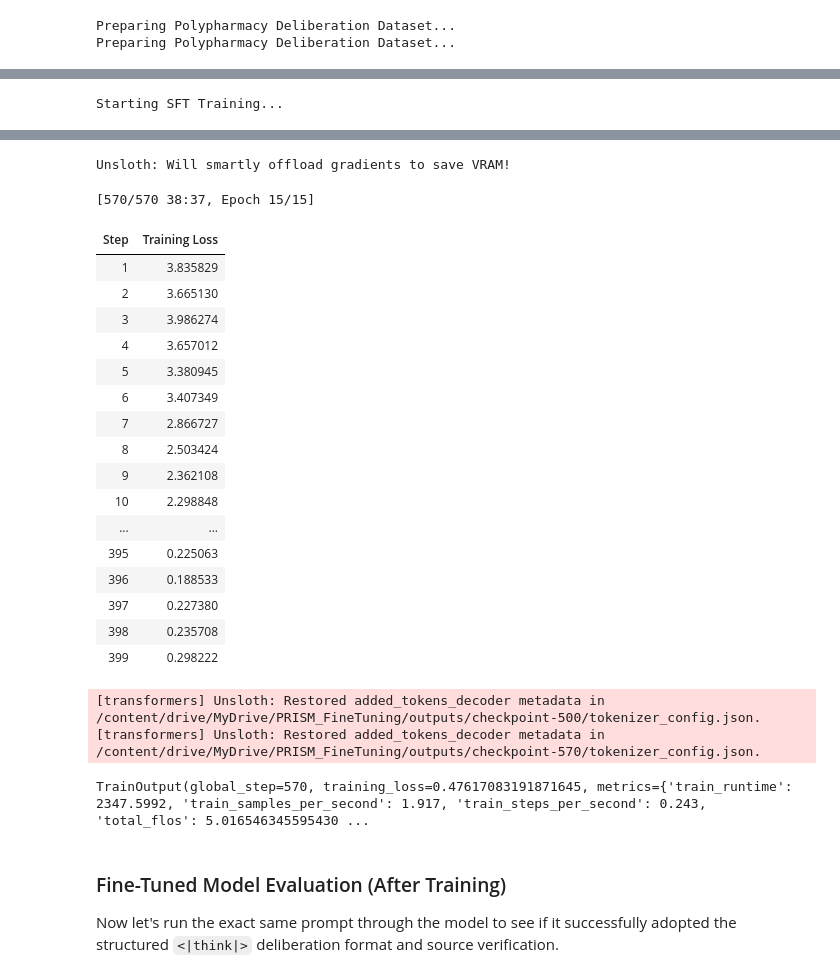
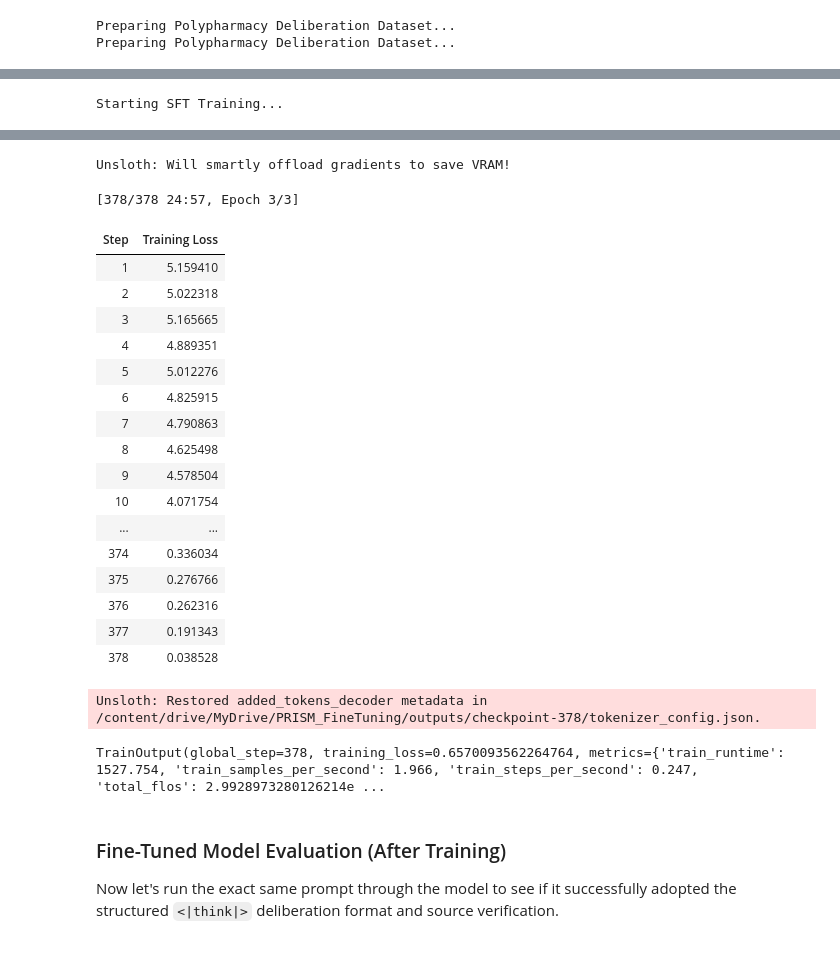
Before and after one commit to chandan989/P.R.I.S.M., a Jupyter notebook: training/P_R_I_S_M_Finetune_One.ipynb, the cells around one changed output, grey strips where cells are left out. Drawn from its saved outputs; the diff is of its cells as text; code cells hidden in the pictures.

Commit message:
PRISM System Patch 1

```diff
--- a/training/P_R_I_S_M_Notebook_one.ipynb
+++ b/training/P_R_I_S_M_Finetune_One.ipynb
@@ -139,9 +119,9 @@ model = FastModel.get_peft_model(
         "q_proj", "k_proj", "v_proj", "o_proj",
         "gate_proj", "up_proj", "down_proj", # Essential for MoE Experts
         "moe_gate", # Critical for Gemma 4 MoE Router
-        "embed_tokens", "lm_head" # CRITICAL: Allows learning new tokens
+        "embed_tokens", "lm_head" # Kept to allow fine-tuning the unused token embeddings
     ],
-    lora_alpha = 16,
+    lora_alpha = 64, # INCREASED from 16 to 64 to restore scaling factor to 2.0
     lora_dropout = 0,
     use_dora = False,
     bias = "none",
@@ -154,22 +151,20 @@ from datasets import Dataset
 
 print("Preparing Polypharmacy Deliberation Dataset...")
 
-system_prompt = """<system>
-For every response:
-1. Begin reasoning with <|think|> to expose your deliberation
+system_prompt = """For every response:
+1. Begin reasoning with <unused0> to expose your deliberation
 2. Enumerate competing interpretations with probability estimates
 3. Use tool calls to verify factual claims when confidence is low
-4. Provide a calibrated confidence score for each major conclusion
-</system>"""
+4. Provide a calibrated confidence score for each major conclusion"""
 
 prompt_template = system_prompt + """
 <bos><start_of_turn>user
 {instruction}<end_of_turn>
 <start_of_turn>model
-<|think|>
-<|channel>thought
+<unused0>
+<unused1>
 {thought_process}
-<|channel>
+<unused2>
 {output}<end_of_turn><eos>"""
 
 def format_prompts(examples):
@@ -177,10 +172,23 @@ def format_prompts(examples):
     thoughts = examples["thought_process"]
     outputs = examples["output"]
     texts = []
+
     for instruction, thought, output in zip(instructions, thoughts, outputs):
+        # Map headers in thought process
+        thought = thought.replace("[Logical Chain]", "<unused5>")
+        thought = thought.replace("[Competing Hypotheses]", "<unused6>")
+        thought = thought.replace("[Discarded Paths]", "<unused7>")
+        thought = thought.replace("▶ Selected:", "<unused8>")
+        thought = thought.replace("✗ Discarded:", "<unused9>")
+
+        # CRITICAL FIX: Map tool calls inside the thought process, not output
+        thought = thought.replace("<|tool_call>", "<unused3>")
+        thought = thought.replace('<|"|>', "<unused4>")
+
         text = prompt_template.format(instruction=instruction, thought_process=thought, output=output)
         texts.append(text)
-    return { "text" : texts }
+
+    return { "text": texts }
 
 import json
 import os
@@ -266,15 +283,15 @@ trainer = SFTTrainer(
     args = SFTConfig(
         per_device_train_batch_size = 4,
         gradient_accumulation_steps = 2,
-        warmup_steps = 5,
-        num_train_epochs = 15, # Replaced max_steps with num_train_epochs to ensure enough training for new tokens
-        learning_rate = 2e-4,
+        warmup_steps = 25,                 # Increased for stable initialization
+        num_train_epochs = 3,              # Reduced to prevent overfitting
+        learning_rate = 5e-5,              # Lowered for 26B parameter scale
         fp16 = not is_bfloat16,
         bf16 = is_bfloat16,
         logging_steps = 1,
         optim = "adamw_8bit",
         weight_decay = 0.01,
-        lr_scheduler_type = "linear",
+        lr_scheduler_type = "cosine",      # Changed for better convergence
         seed = 3407,
         output_dir = os.path.join(project_dir, "outputs"),
         dataset_text_field = "text", # Moved inside SFTConfig as required by newer TRL
@@ -291,28 +308,27 @@ Starting SFT Training...
 O^O/ \_/ \    Batch size per device = 4 | Gradient accumulation steps = 2
 \        /    Data Parallel GPUs = 1 | Total batch size (4 x 2 x 1) = 8
  "-____-"     Trainable parameters = 1,019,337,216 of 26,833,749,808 (3.80% trained)
 Unsloth: Will smartly offload gradients to save VRAM!
-[570/570 38:37, Epoch 15/15]
+[378/378 24:57, Epoch 3/3]
 | Step | Training Loss |
-| 1 | 3.835829 |
-| 2 | 3.665130 |
-| 3 | 3.986274 |
-| 4 | 3.657012 |
-| 5 | 3.380945 |
-| 6 | 3.407349 |
-| 7 | 2.866727 |
-| 8 | 2.503424 |
-| 9 | 2.362108 |
-| 10 | 2.298848 |
+| 1 | 5.159410 |
+| 2 | 5.022318 |
+| 3 | 5.165665 |
+| 4 | 4.889351 |
+| 5 | 5.012276 |
+| 6 | 4.825915 |
+| 7 | 4.790863 |
+| 8 | 4.625498 |
+| 9 | 4.578504 |
+| 10 | 4.071754 |
 | ... | ... |
-| 395 | 0.225063 |
-| 396 | 0.188533 |
-| 397 | 0.227380 |
-| 398 | 0.235708 |
-| 399 | 0.298222 |
+| 374 | 0.336034 |
+| 375 | 0.276766 |
+| 376 | 0.262316 |
+| 377 | 0.191343 |
+| 378 | 0.038528 |
-[transformers] Unsloth: Restored added_tokens_decoder metadata in /content/drive/MyDrive/PRISM_FineTuning/outputs/checkpoint-500/tokenizer_config.json.
-[transformers] Unsloth: Restored added_tokens_decoder metadata in /content/drive/MyDrive/PRISM_FineTuning/outputs/checkpoint-570/tokenizer_config.json.
+Unsloth: Restored added_tokens_decoder metadata in /content/drive/MyDrive/PRISM_FineTuning/outputs/checkpoint-378/tokenizer_config.json.
-TrainOutput(global_step=570, training_loss=0.47617083191871645, metrics={'train_runtime': 2347.5992, 'train_samples_per_second': 1.917, 'train_steps_per_second': 0.243, 'total_flos': 5.016546345595430 ...
+TrainOutput(global_step=378, training_loss=0.6570093562264764, metrics={'train_runtime': 1527.754, 'train_samples_per_second': 1.966, 'train_steps_per_second': 0.247, 'total_flos': 2.9928973280126214e ...
 # %% [markdown]
 ### Fine-Tuned Model Evaluation (After Training)
 Now let's run the exact same prompt through the model to see if it successfully adopted the structured `<|think|>` deliberation format and source verification.
```
Also changed, not shown: parts of 34 cells of this notebook, 51 other files.
